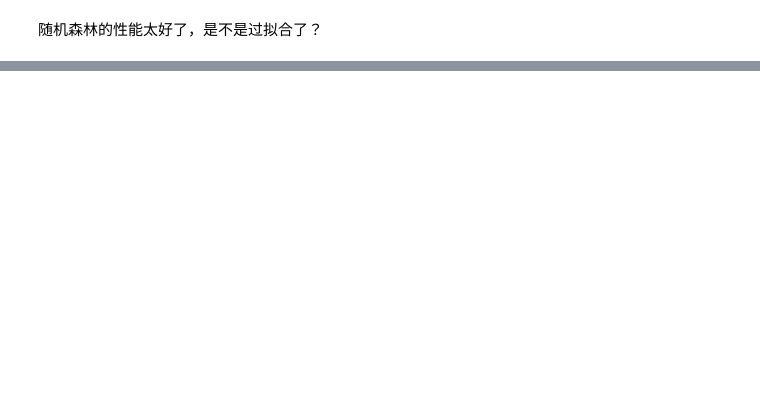
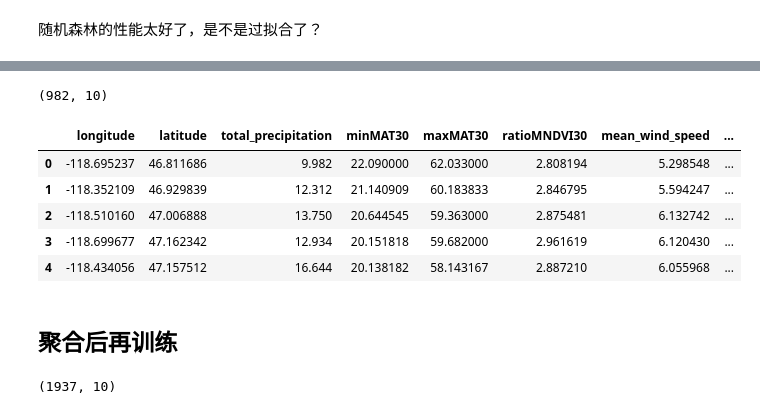
Before and after one commit to aoba98/bishe, a Jupyter notebook: 美国小麦.ipynb, the cells around one changed output, grey strips where cells are left out. Drawn from its saved outputs; the diff is of its cells as text; code cells hidden in the pictures; blank space fills up the shorter version.

```diff
--- a/美国小麦.ipynb
+++ b/美国小麦.ipynb
@@ -1390,0 +1625,43 @@ score_all
+# %%
+features = ['longitude',
+            'latitude',
+            'total_precipitation',
+            'minMAT30',
+            'maxMAT30',
+            'ratioMNDVI30',
+            'mean_wind_speed',
+            'mean_temperature_diff',
+            'std_temperature_diff',
+            'yield',
+           ]
+
+df_2013_new = pd.DataFrame(columns=features)
+# %%
+now = time.time()
+
+for idx,loc in enumerate(locs13):
+    tmp_df = df_2013[df_2013['Location'] == loc]
+    (min_mean_average_temparature_30days,
+     max_mean_average_temparature_30days,
+     ratio_mean_ndvi_30days,
+     mean_temperature_diff,
+     std_temperature_diff,
+     mean_wind_speed,
+     total_precipitation,
+     total_yield) = calculate_features(tmp_df)
+    longitude = loc[0]
+    latitude = loc[1]
+    observations = {'longitude': longitude,
+        'latitude': latitude,
+        'total_precipitation': total_precipitation,
+        'minMAT30': min_mean_average_temparature_30days,
+        'maxMAT30': max_mean_average_temparature_30days,
+        'ratioMNDVI30': ratio_mean_ndvi_30days,
+        'mean_wind_speed': mean_wind_speed,
+        'mean_temperature_diff': mean_temperature_diff,
+        'std_temperature_diff': std_temperature_diff,
+        'yield': total_yield,
+       }
+    df_2013_new.loc[idx] = pd.Series(observations)
+
+print('Exec. time: {:5.2f} s'.format(time.time()-now))
@@ -1390,0 +1707,4 @@ score_all
+# %%
+df_2014_new.shape
+# %% [output]
+(982, 10)
@@ -1390,0 +1714,11 @@ score_all
+# %%
+df_2013_new.head()
+# %% [output]
+|  | longitude | latitude | total_precipitation | minMAT30 | maxMAT30 | ratioMNDVI30 | mean_wind_speed | ... |
+| 0 | -118.695237 | 46.811686 | 9.982 | 22.090000 | 62.033000 | 2.808194 | 5.298548 | ... |
+| 1 | -118.352109 | 46.929839 | 12.312 | 21.140909 | 60.183833 | 2.846795 | 5.594247 | ... |
+| 2 | -118.510160 | 47.006888 | 13.750 | 20.644545 | 59.363000 | 2.875481 | 6.132742 | ... |
+| 3 | -118.699677 | 47.162342 | 12.934 | 20.151818 | 59.682000 | 2.961619 | 6.120430 | ... |
+| 4 | -118.434056 | 47.157512 | 16.644 | 20.138182 | 58.143167 | 2.887210 | 6.055968 | ... |
+# %% [markdown]
+## 聚合后再训练
@@ -1390,0 +1727,4 @@ score_all
+# %%
+df_all.shape
+# %% [output]
+(1937, 10)
```
Also changed, not shown: parts of 37 cells of this notebook, 9 other files.
